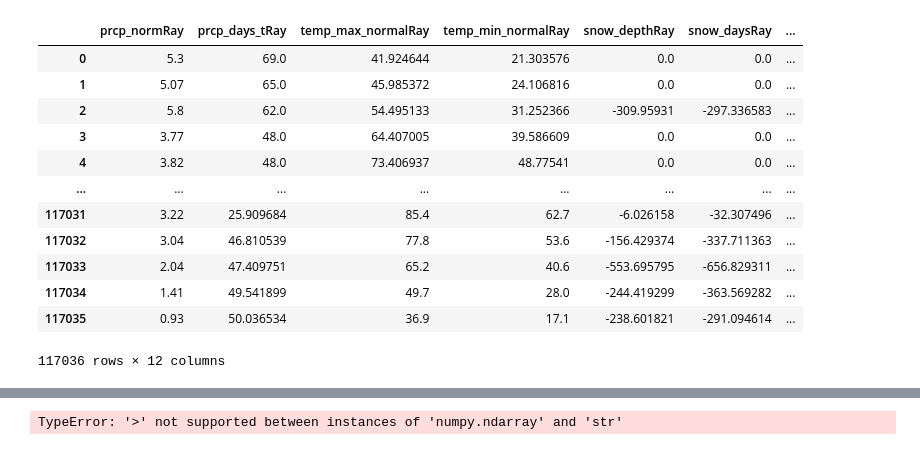
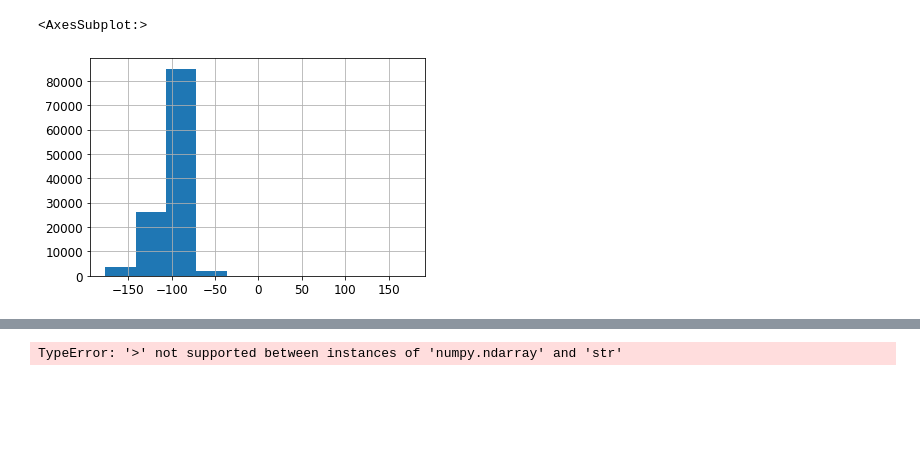
Before and after one commit to sKwil/ml-team3, a Jupyter notebook: jupyter/Trenton_Stuff/2ndProjectTesting.ipynb, the cells around one changed output, grey strips where cells are left out. Drawn from its saved outputs; the diff is of its cells as text; code cells hidden in the pictures; blank space fills up the shorter version.

```diff
--- a/jupyter/Trenton_Stuff/2ndProjectTesting.ipynb
+++ b/jupyter/Trenton_Stuff/2ndProjectTesting.ipynb
@@ -104,16 +187,6 @@ features = pd.DataFrame({'prcp_normRay' : prcp_normRay, 'prcp_days_tRay' : prcp_
-# %%
-features
-# %% [output]
-|  | prcp_normRay | prcp_days_tRay | temp_max_normalRay | temp_min_normalRay | snow_depthRay | snow_daysRay | ... |
-| 0 | 5.3 | 69.0 | 41.924644 | 21.303576 | 0.0 | 0.0 | ... |
-| 1 | 5.07 | 65.0 | 45.985372 | 24.106816 | 0.0 | 0.0 | ... |
-| 2 | 5.8 | 62.0 | 54.495133 | 31.252366 | -309.95931 | -297.336583 | ... |
-| 3 | 3.77 | 48.0 | 64.407005 | 39.586609 | 0.0 | 0.0 | ... |
-| 4 | 3.82 | 48.0 | 73.406937 | 48.77541 | 0.0 | 0.0 | ... |
-| ... | ... | ... | ... | ... | ... | ... | ... |
-| 117031 | 3.22 | 25.909684 | 85.4 | 62.7 | -6.026158 | -32.307496 | ... |
-| 117032 | 3.04 | 46.810539 | 77.8 | 53.6 | -156.429374 | -337.711363 | ... |
-| 117033 | 2.04 | 47.409751 | 65.2 | 40.6 | -553.695795 | -656.829311 | ... |
-| 117034 | 1.41 | 49.541899 | 49.7 | 28.0 | -244.419299 | -363.569282 | ... |
-| 117035 | 0.93 | 50.036534 | 36.9 | 17.1 | -238.601821 | -291.094614 | ... |
-117036 rows × 12 columns
+# %%
+#df["temp_max_normalRay"].hist()
+df1["longitude"].hist()
+# %% [output]
+<AxesSubplot:>
+[figure, added]
```
Also changed, not shown: parts of 16 cells of this notebook.
